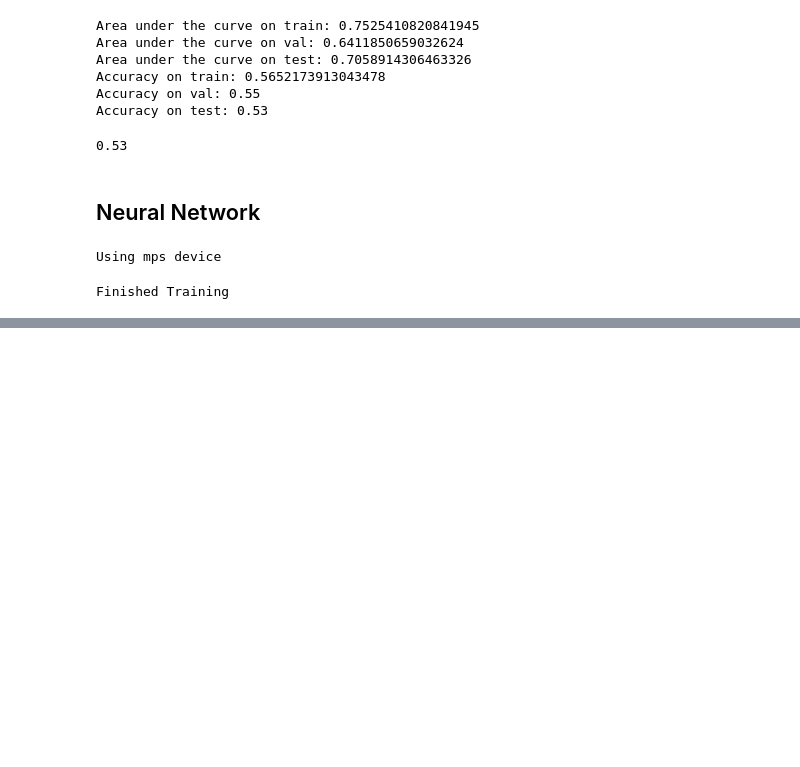
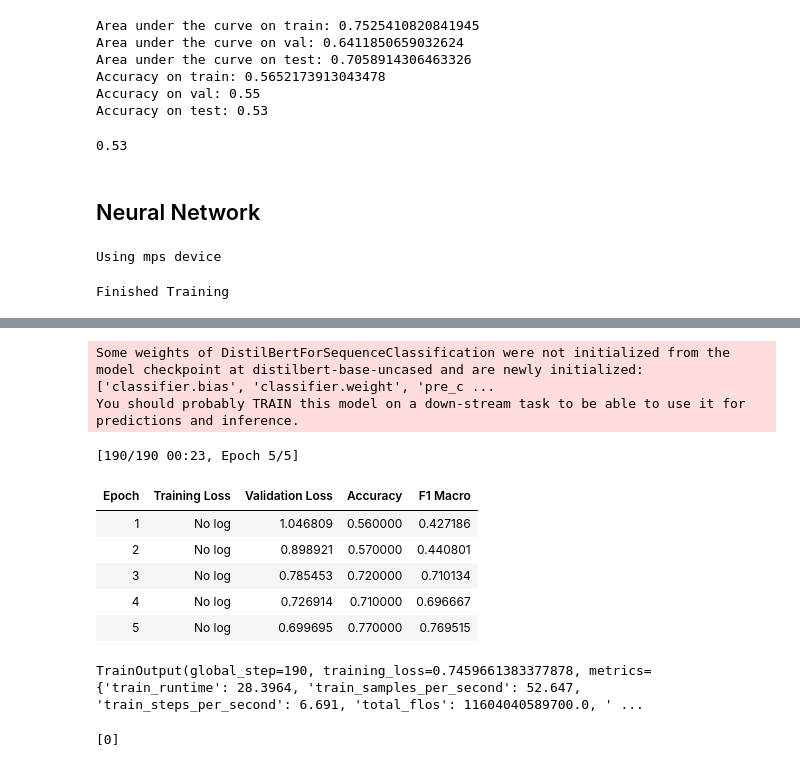
Before and after one commit to kasteion/ml-zoomcamp-2025-capstone-1, a Jupyter notebook: notebook.ipynb, the cells around one changed output, grey strips where cells are left out. Drawn from its saved outputs; the diff is of its cells as text; code cells hidden in the pictures; blank space fills up the shorter version.

Commit message:
fine-tuning DistilBERT

```diff
--- a/notebook.ipynb
+++ b/notebook.ipynb
@@ -1082,0 +1127,68 @@ F1 Score: 0.29998702018950524
+# %%
+finetuned_distilbert = AutoModelForSequenceClassification.from_pretrained(
+    'distilbert-base-uncased',
+    num_labels=3
+)
+# %% [output]
+Some weights of DistilBertForSequenceClassification were not initialized from the model checkpoint at distilbert-base-uncased and are newly initialized: ['classifier.bias', 'classifier.weight', 'pre_c ...
+You should probably TRAIN this model on a down-stream task to be able to use it for predictions and inference.
+# %%
+training_args = TrainingArguments(
+    output_dir="./results",
+    eval_strategy="epoch",
+    save_strategy="epoch",
+    learning_rate=2e-5,          # VERY important
+    per_device_train_batch_size=8,
+    per_device_eval_batch_size=8,
+    num_train_epochs=5,
+    weight_decay=0.01,
+    load_best_model_at_end=True,
+    logging_dir="./logs"
+)
+# %%
+def compute_metrics(eval_pred):
+    logits, labels = eval_pred
+    preds = np.argmax(logits, axis=1)
+    return {
+        "accuracy": accuracy_score(labels, preds),
+        "f1_macro": f1_score(labels, preds, average="macro")
+    }
+# %%
+trainer = Trainer(
+    model=finetuned_distilbert,
+    args=training_args,
+    train_dataset=train_dataset,
+    eval_dataset=val_dataset,
+    compute_metrics=compute_metrics
+)
+# %%
+trainer.train()
+# %% [output]
+[190/190 00:23, Epoch 5/5]
+| Epoch | Training Loss | Validation Loss | Accuracy | F1 Macro |
+| 1 | No log | 1.046809 | 0.560000 | 0.427186 |
+| 2 | No log | 0.898921 | 0.570000 | 0.440801 |
+| 3 | No log | 0.785453 | 0.720000 | 0.710134 |
+| 4 | No log | 0.726914 | 0.710000 | 0.696667 |
+| 5 | No log | 0.699695 | 0.770000 | 0.769515 |
+TrainOutput(global_step=190, training_loss=0.7459661383377878, metrics={'train_runtime': 28.3964, 'train_samples_per_second': 52.647, 'train_steps_per_second': 6.691, 'total_flos': 11604040589700.0, ' ...
+# %%
+def predict(texts):
+    device = finetuned_distilbert.device
+
+    inputs = tokenize(texts)
+
+    inputs = {k: v.to(device) for k, v in inputs.items()}
+
+    with torch.no_grad():
+        outputs = finetuned_distilbert(**inputs)
+
+    preds = torch.argmax(outputs.logits, dim=1)
+    return preds.cpu().tolist()
+
+# predict(["I really love this app"])
+# predict(["her family is comming home later"])
+# predict(["This is terrible! The worst thing ever"])
+# predict(["I really hate this"])
+# %% [output]
+[0]
```
Also changed, not shown: parts of 7 cells of this notebook, 3 other files.
